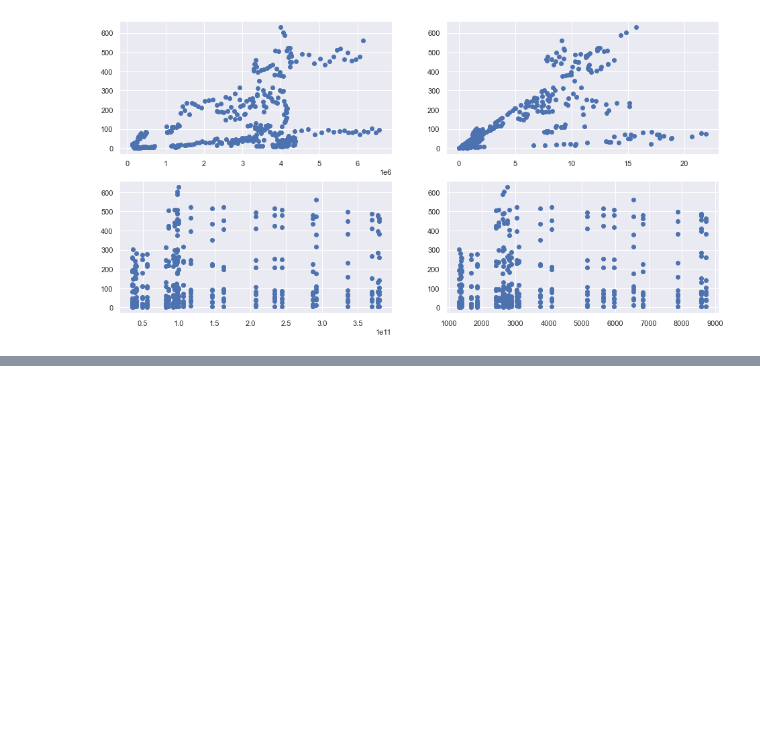
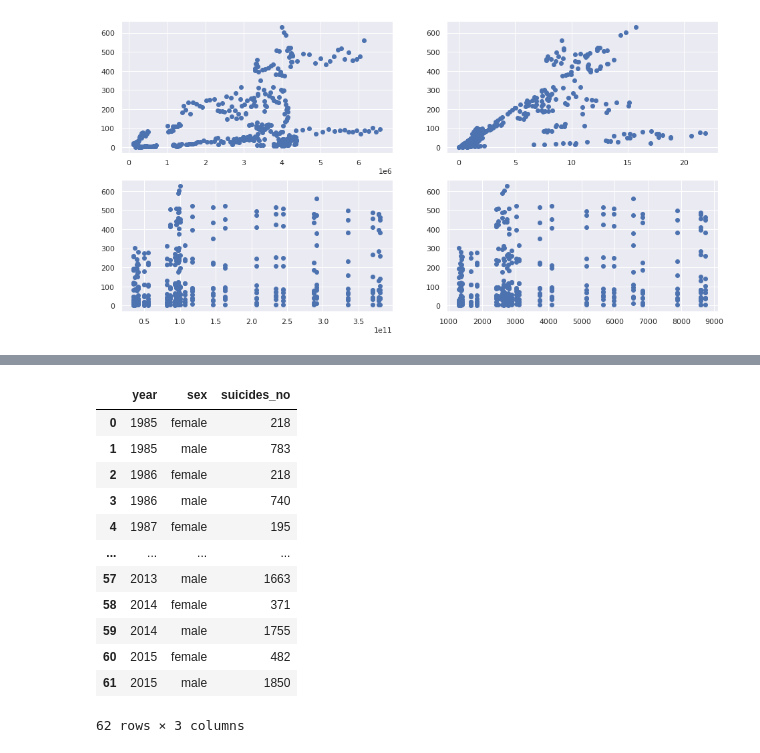
Before and after one commit to Dave0995/Viz-work, a Jupyter notebook: trabajo-viz.ipynb, the cells around one changed output, grey strips where cells are left out. Saved outputs shown, nothing was run; the diff lists cells and outputs as text; code cells hidden in the pictures; blank space fills up the shorter version.

```diff
--- a/trabajo-viz.ipynb
+++ b/trabajo-viz.ipynb
@@ -160,0 +201,18 @@ plt.show()
+# %%
+chart_sui = pd.DataFrame(dfc.groupby(by=["year","sex"], as_index = False).sum()) \
+              .drop(["population", "suicides/100k pop", "gdp_for_year", "gdp_per_capita"], axis = 1)
+chart_sui
+# %% [output]
+|  | year | sex | suicides_no |
+| 0 | 1985 | female | 218 |
+| 1 | 1985 | male | 783 |
+| 2 | 1986 | female | 218 |
+| 3 | 1986 | male | 740 |
+| 4 | 1987 | female | 195 |
+| ... | ... | ... | ... |
+| 57 | 2013 | male | 1663 |
+| 58 | 2014 | female | 371 |
+| 59 | 2014 | male | 1755 |
+| 60 | 2015 | female | 482 |
+| 61 | 2015 | male | 1850 |
+62 rows × 3 columns
```
Also changed, not shown: parts of 13 cells of this notebook.
